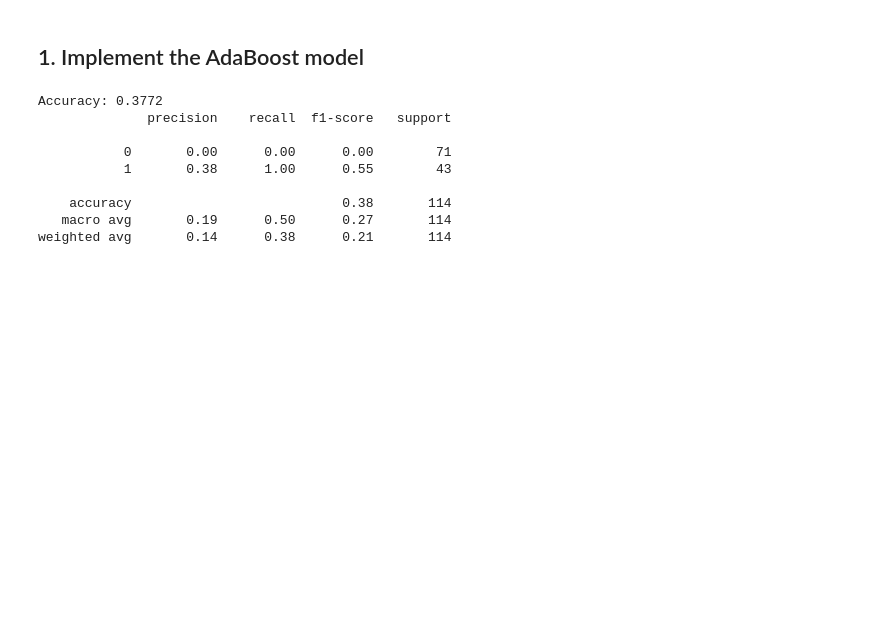
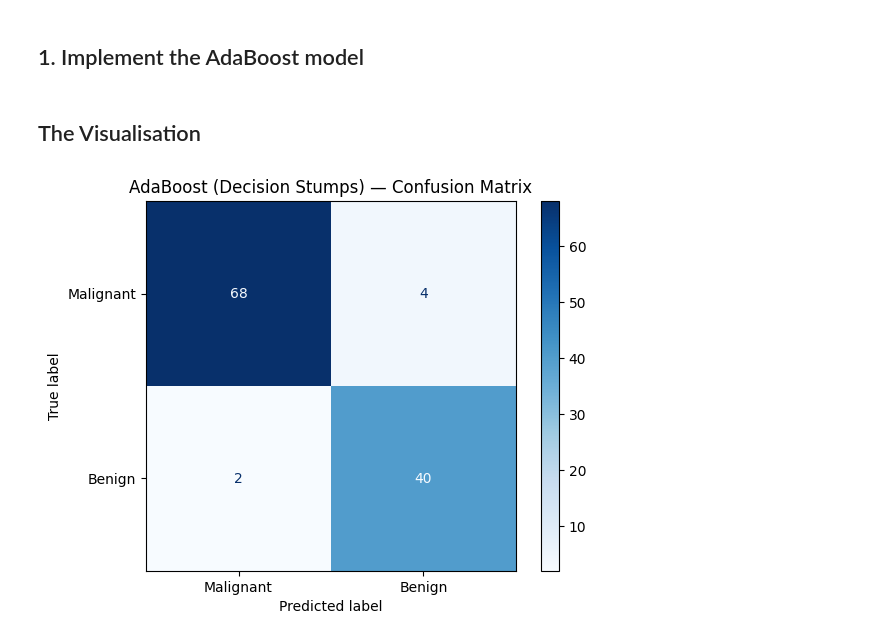
Before and after one commit to Hala036/Computational-Learning, a Jupyter notebook: Final Project/BreastCancer.ipynb, the cells around one changed output. Drawn from its saved outputs; the diff is of its cells as text; code cells hidden in the pictures; blank space fills up the shorter version.

Commit message:
AdaBoost Last change

```diff
--- a/Final Project/BreastCancer.ipynb
+++ b/Final Project/BreastCancer.ipynb
@@ -131,29 +131,40 @@ plt.show()
 # %% [markdown]
 ## 1. Implement the AdaBoost model
 # %%
+# 1. prepare train/test with stratification
+from sklearn.model_selection import train_test_split
+X_train, X_test, y_train, y_test = train_test_split(
+    X, y, test_size=0.2, stratify=y, random_state=42
+)
+
+# 2. import your custom AdaBoost
+import importlib
 import AdaBoost
 importlib.reload(AdaBoost)
 from AdaBoost import AdaBoost
-from sklearn.metrics import accuracy_score, classification_report
 
-# Initialize and train AdaBoost
-ab = AdaBoost(n_estimators=10)
+# 3. train AdaBoost (with more estimators)
+ab = AdaBoost(n_estimators=200)
 ab.fit(X_train, y_train)
 
-# Predict
+# 4. predict
 y_pred = ab.predict(X_test)
 
-# Evaluate
-accuracy = accuracy_score(y_test, y_pred)
-print(f"Accuracy: {accuracy:.4f}")
-print(classification_report(y_test, y_pred))
+# 5. evaluate
+from sklearn.metrics import accuracy_score, classification_report
+print(f"Accuracy: {accuracy_score(y_test, y_pred):.4f}")
+print(classification_report(y_test, y_pred, zero_division=0))
-# %% [output]
-Accuracy: 0.3772
-              precision    recall  f1-score   support
-
-           0       0.00      0.00      0.00        71
-           1       0.38      1.00      0.55        43
-
-    accuracy                           0.38       114
-   macro avg       0.19      0.50      0.27       114
-weighted avg       0.14      0.38      0.21       114
+# %% [markdown]
+## The Visualisation
+# %%
+from sklearn.metrics import ConfusionMatrixDisplay
+import matplotlib.pyplot as plt
+ConfusionMatrixDisplay.from_predictions(
+    y_test, y_pred,
+    display_labels=["Malignant", "Benign"],
+    cmap="Blues"
+)
+plt.title("AdaBoost (Decision Stumps) — Confusion Matrix")
+plt.show()
+# %% [output]
+[figure, added]
```
Also changed, not shown: parts of 1 cell of this notebook, 1 other file.
